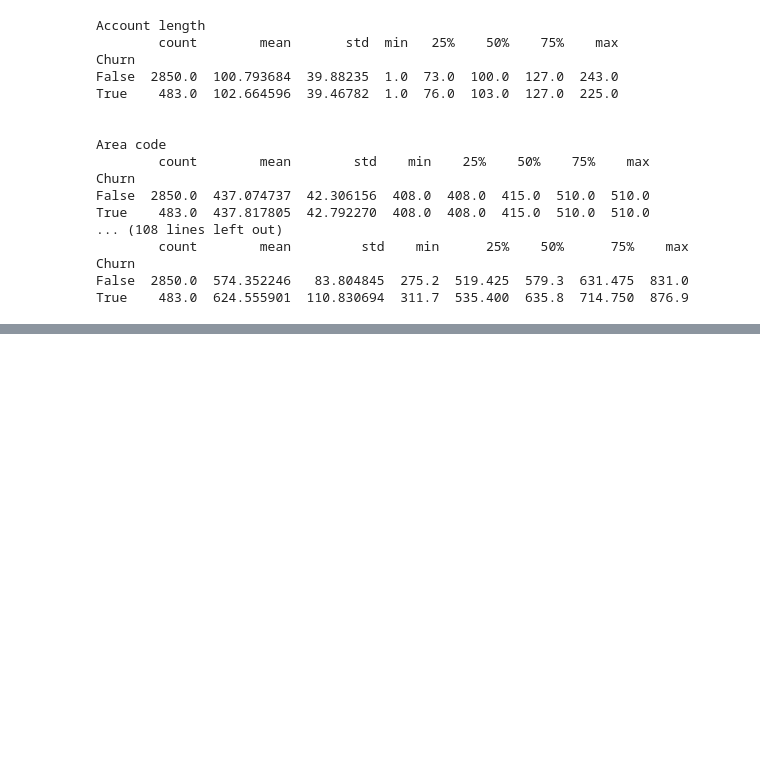
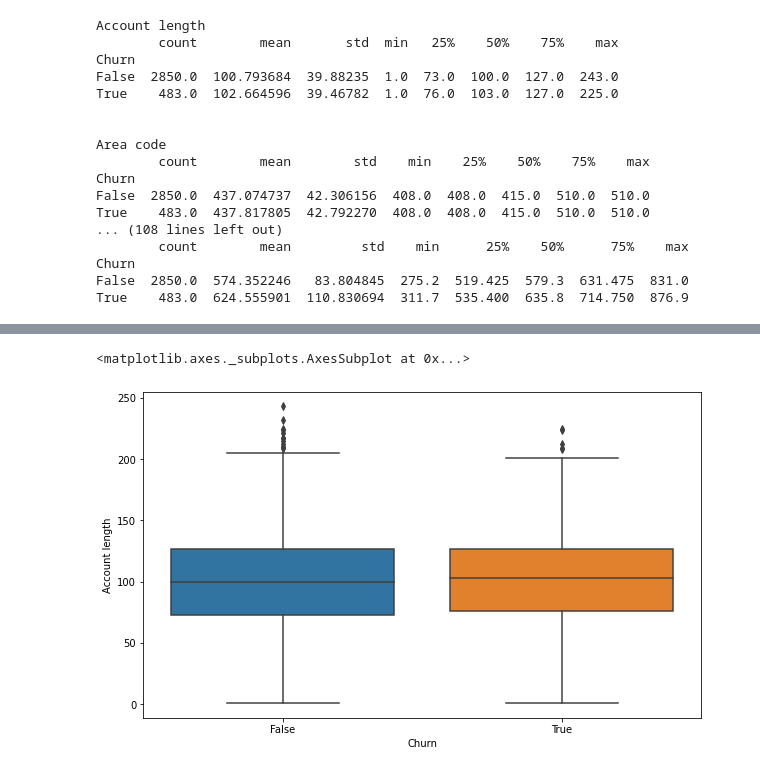
Before and after one commit to nitesh-singh-datascience/team-power-telecom-churn-analysis, a Jupyter notebook: Telecom_Churn_Analysis_Capstone_Project.ipynb, the cells around one changed output, grey strips where cells are left out. Cells and saved outputs as stored; diff of their text form; code cells hidden in the pictures; blank space fills up the shorter version.

Commit message:
Variate Analysis

```diff
--- a/Telecom_Churn_Analysis_Capstone_Project.ipynb
+++ b/Telecom_Churn_Analysis_Capstone_Project.ipynb
@@ -140,0 +123,6 @@ Name: 10, dtype: object
+# %%
+# Doing Univariate Analysis for all numeric data wrt Churn
+sb.boxplot(x="Churn", y="Account length", data=csv_data)
+# %% [output]
+<matplotlib.axes._subplots.AxesSubplot at 0x...>
+[figure, added]
```
Also changed, not shown: parts of 75 cells of this notebook.
